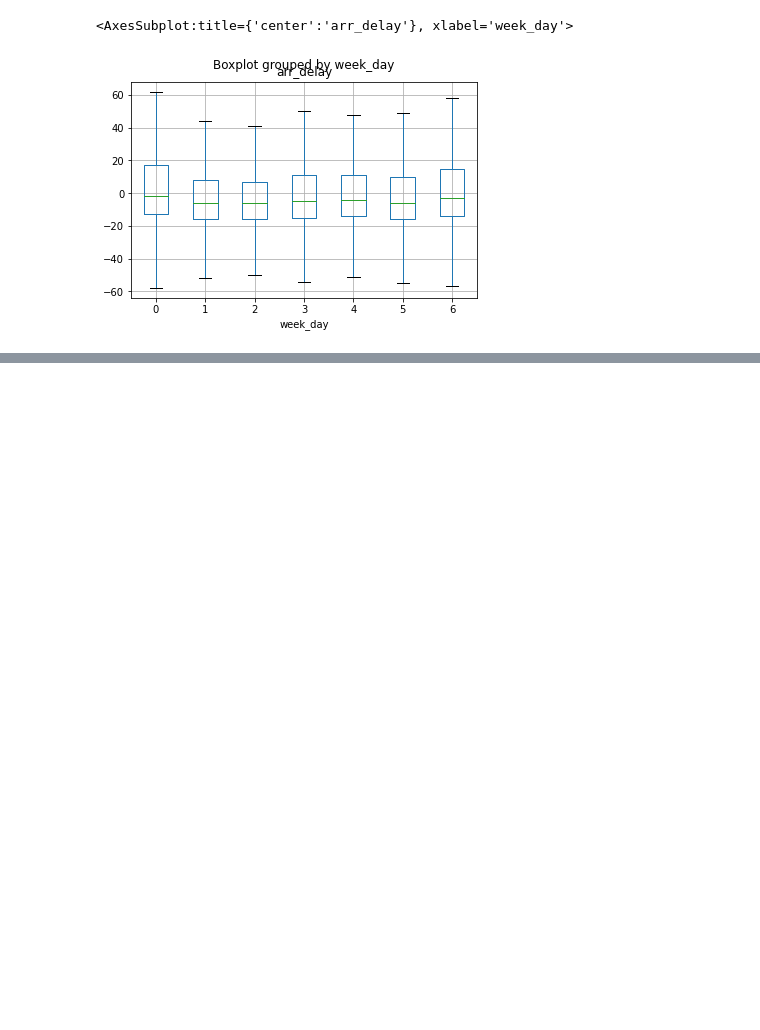
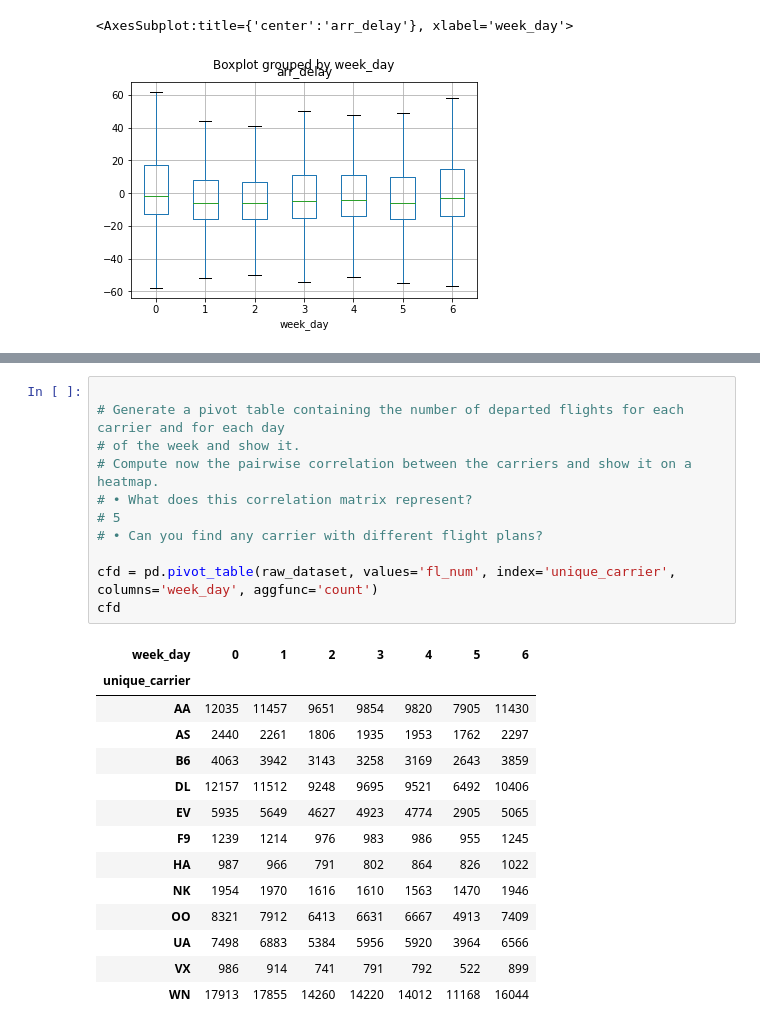
Before and after one commit to monkEdward/dsl_lab, a Jupyter notebook: lab_5/FLIGHT_DELAY/flight_delay.ipynb, the cells around one changed output, grey strips where cells are left out. Saved outputs shown, nothing was run; the diff lists cells and outputs as text; blank space fills up the shorter version.

```diff
--- a/lab_5/FLIGHT_DELAY/flight_delay.ipynb
+++ b/lab_5/FLIGHT_DELAY/flight_delay.ipynb
@@ -156,0 +237,26 @@ raw_dataset.boxplot(by='week_day', column='arr_delay', showfliers=False)
+# %%
+
+# Generate a pivot table containing the number of departed flights for each carrier and for each day
+# of the week and show it.
+# Compute now the pairwise correlation between the carriers and show it on a heatmap.
+# • What does this correlation matrix represent?
+# 5
+# • Can you find any carrier with different flight plans?
+
+cfd = pd.pivot_table(raw_dataset, values='fl_num', index='unique_carrier', columns='week_day', aggfunc='count')
+cfd
+# %% [output]
+| week_day | 0 | 1 | 2 | 3 | 4 | 5 | 6 |
+| unique_carrier |  |  |  |  |  |  |  |
+| AA | 12035 | 11457 | 9651 | 9854 | 9820 | 7905 | 11430 |
+| AS | 2440 | 2261 | 1806 | 1935 | 1953 | 1762 | 2297 |
+| B6 | 4063 | 3942 | 3143 | 3258 | 3169 | 2643 | 3859 |
+| DL | 12157 | 11512 | 9248 | 9695 | 9521 | 6492 | 10406 |
+| EV | 5935 | 5649 | 4627 | 4923 | 4774 | 2905 | 5065 |
+| F9 | 1239 | 1214 | 976 | 983 | 986 | 955 | 1245 |
+| HA | 987 | 966 | 791 | 802 | 864 | 826 | 1022 |
+| NK | 1954 | 1970 | 1616 | 1610 | 1563 | 1470 | 1946 |
+| OO | 8321 | 7912 | 6413 | 6631 | 6667 | 4913 | 7409 |
+| UA | 7498 | 6883 | 5384 | 5956 | 5920 | 3964 | 6566 |
+| VX | 986 | 914 | 741 | 791 | 792 | 522 | 899 |
+| WN | 17913 | 17855 | 14260 | 14220 | 14012 | 11168 | 16044 |
```
Also changed, not shown: parts of 10 cells of this notebook.
